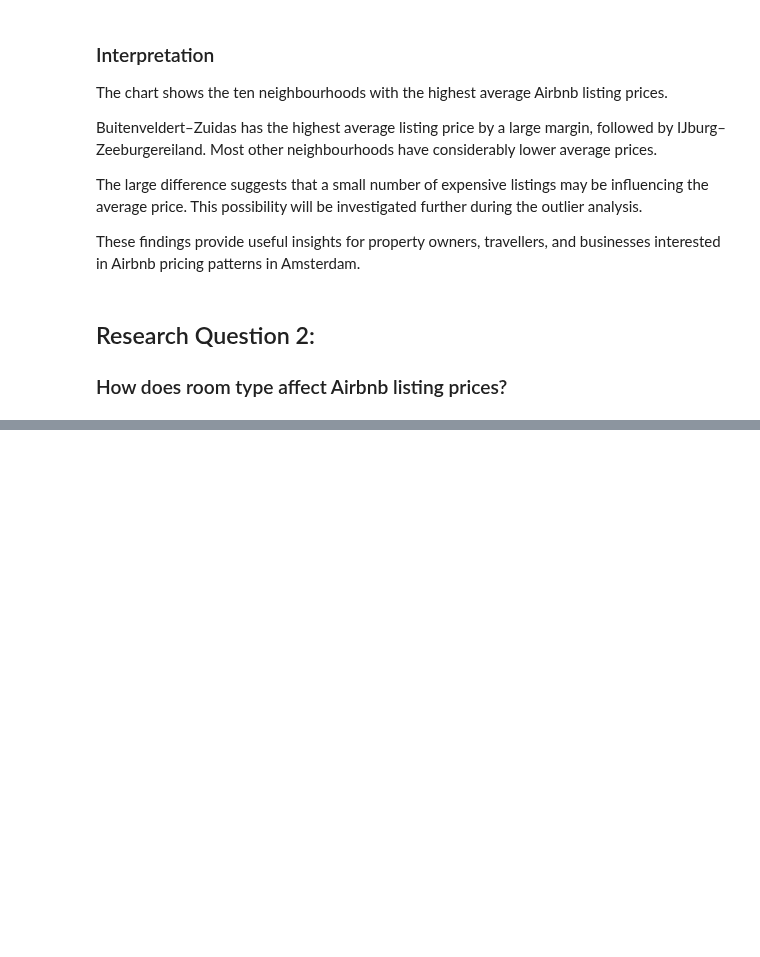
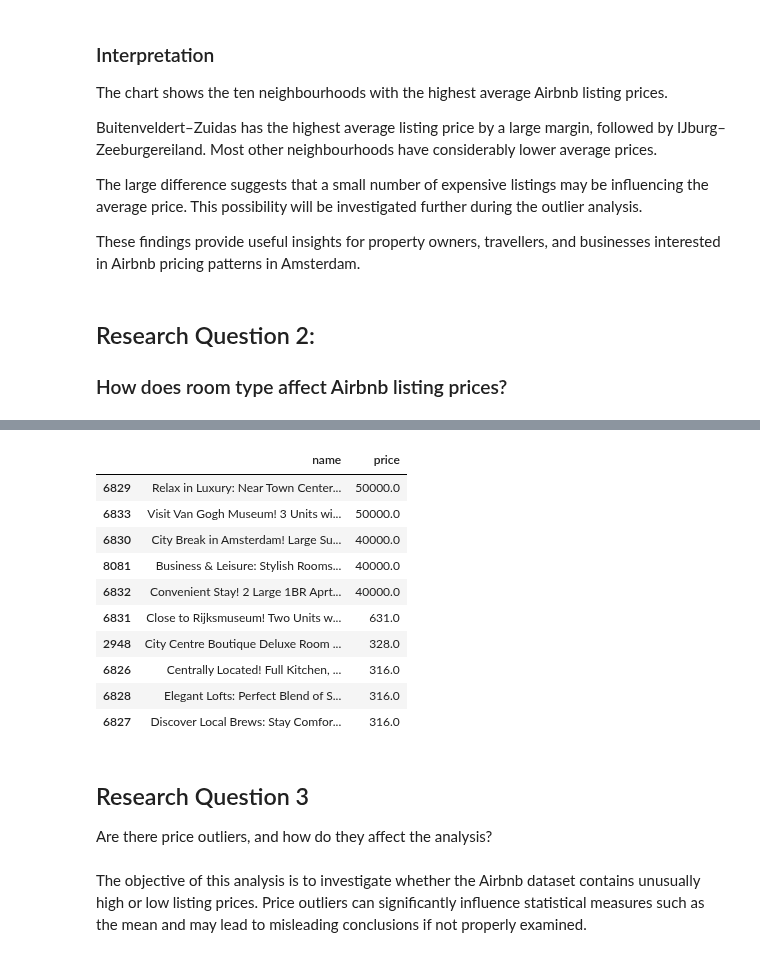
Before and after one commit to MathCodeLab1/portfolio_projects, a Jupyter notebook: Vacation_Rental_Analytics/notebooks/airbnb_exploration.ipynb, the cells around one changed output, grey strips where cells are left out. Saved outputs shown, nothing was run; the diff lists cells and outputs as text; code cells hidden in the pictures; blank space fills up the shorter version.

```diff
--- a/Vacation_Rental_Analytics/notebooks/airbnb_exploration.ipynb
+++ b/Vacation_Rental_Analytics/notebooks/airbnb_exploration.ipynb
@@ -207,0 +266,24 @@ These findings provide useful insights for property owners, travellers, and busi
+# %%
+df_clean[df_clean["room_type"] == "Hotel room"]\
+    .sort_values(by="price",ascending=False)\
+    [["name", "price"]]\
+    .head(10)
+# %% [output]
+|  | name | price |
+| 6829 | Relax in Luxury: Near Town Center... | 50000.0 |
+| 6833 | Visit Van Gogh Museum! 3 Units wi... | 50000.0 |
+| 6830 | City Break in Amsterdam! Large Su... | 40000.0 |
+| 8081 | Business & Leisure: Stylish Rooms... | 40000.0 |
+| 6832 | Convenient Stay! 2 Large 1BR Aprt... | 40000.0 |
+| 6831 | Close to Rijksmuseum! Two Units w... | 631.0 |
+| 2948 | City Centre Boutique Deluxe Room ... | 328.0 |
+| 6826 | Centrally Located! Full Kitchen, ... | 316.0 |
+| 6828 | Elegant Lofts: Perfect Blend of S... | 316.0 |
+| 6827 | Discover Local Brews: Stay Comfor... | 316.0 |
+# %% [markdown]
+## Research Question 3
+
+Are there price outliers, and how do they affect the analysis?
+# %% [markdown]
+The objective of this analysis is to investigate whether the Airbnb dataset contains unusually high or low listing prices.
+Price outliers can significantly influence statistical measures such as the mean and may lead to misleading conclusions if not properly examined.
```
Also changed, not shown: parts of 11 cells of this notebook, 3 other files.
